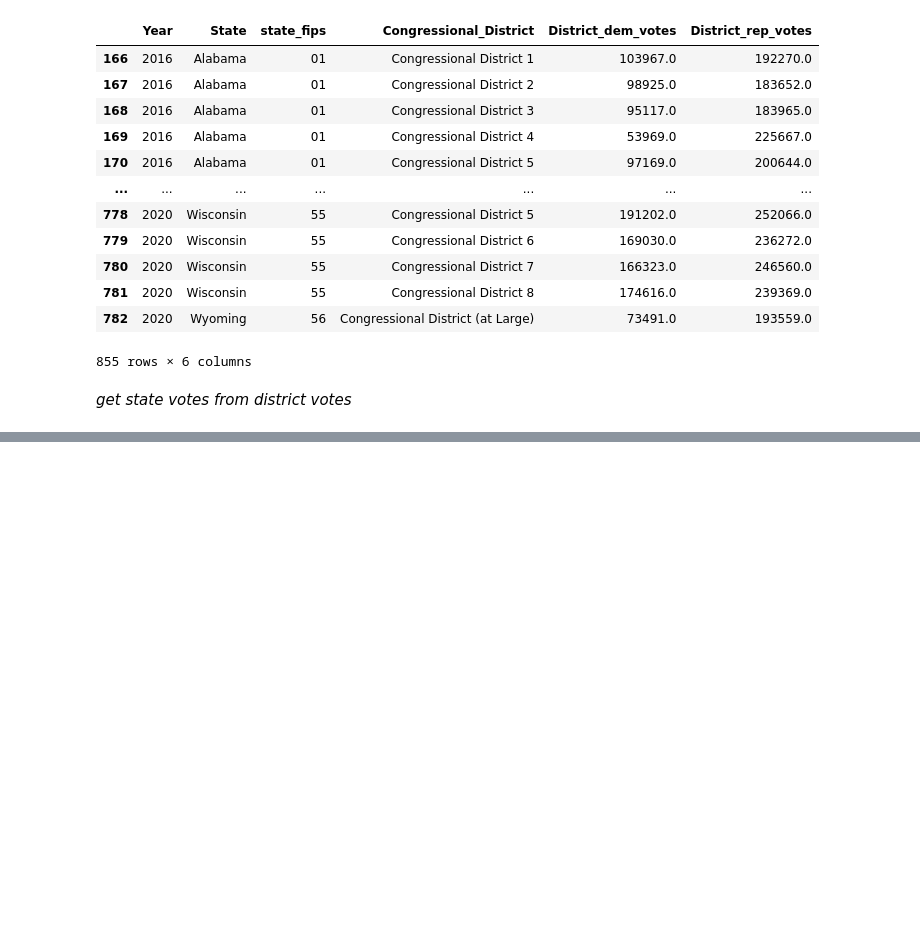
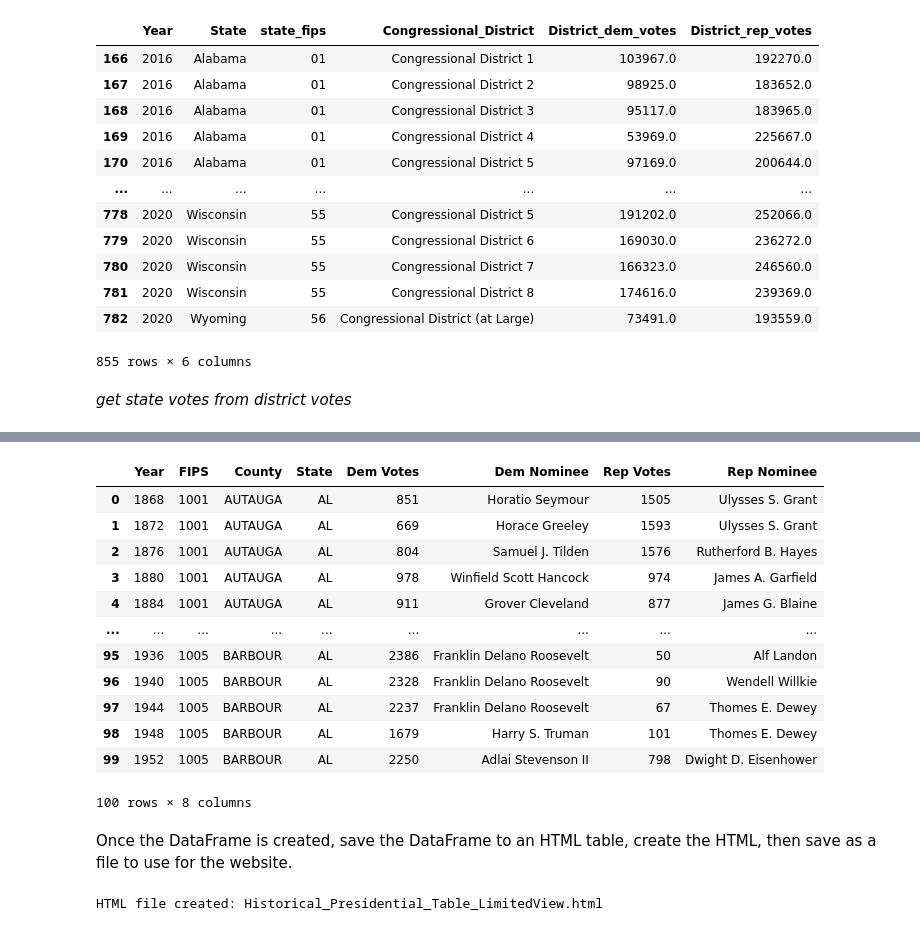
Before and after one commit to SamSims/Pro3_Group4, a Jupyter notebook: html5up-solid-state/Main.ipynb, the cells around one changed output, grey strips where cells are left out. Drawn from its saved outputs; the diff is of its cells as text; code cells hidden in the pictures; blank space fills up the shorter version.

```diff
--- a/html5up-solid-state/DataCleaning.ipynb
+++ b/html5up-solid-state/Main.ipynb
@@ -503,0 +1704,18 @@ elecbydist2.to_json("./Data/election_results_by_district.json",orient="records")
+# %%
+# Rename columns for HTML view
+hist_elec_from_Json_df_rename = hist_elec_from_Json_df.rename(columns={"election_year": "Year", "fips": "FIPS", "county_name": "County", "state": "State", "dem_votes": "Dem Votes", "dem_nominee": "Dem Nominee", "rep_votes": "Rep Votes", "rep_nominee": "Rep Nominee"})
+hist_elec_from_Json_df_rename.head(100)
+# %% [output]
+|  | Year | FIPS | County | State | Dem Votes | Dem Nominee | Rep Votes | Rep Nominee |
+| 0 | 1868 | 1001 | AUTAUGA | AL | 851 | Horatio Seymour | 1505 | Ulysses S. Grant |
+| 1 | 1872 | 1001 | AUTAUGA | AL | 669 | Horace Greeley | 1593 | Ulysses S. Grant |
+| 2 | 1876 | 1001 | AUTAUGA | AL | 804 | Samuel J. Tilden | 1576 | Rutherford B. Hayes |
+| 3 | 1880 | 1001 | AUTAUGA | AL | 978 | Winfield Scott Hancock | 974 | James A. Garfield |
+| 4 | 1884 | 1001 | AUTAUGA | AL | 911 | Grover Cleveland | 877 | James G. Blaine |
+| ... | ... | ... | ... | ... | ... | ... | ... | ... |
+| 95 | 1936 | 1005 | BARBOUR | AL | 2386 | Franklin Delano Roosevelt | 50 | Alf Landon |
+| 96 | 1940 | 1005 | BARBOUR | AL | 2328 | Franklin Delano Roosevelt | 90 | Wendell Willkie |
+| 97 | 1944 | 1005 | BARBOUR | AL | 2237 | Franklin Delano Roosevelt | 67 | Thomes E. Dewey |
+| 98 | 1948 | 1005 | BARBOUR | AL | 1679 | Harry S. Truman | 101 | Thomes E. Dewey |
+| 99 | 1952 | 1005 | BARBOUR | AL | 2250 | Adlai Stevenson II | 798 | Dwight D. Eisenhower |
+100 rows × 8 columns
@@ -503,0 +1725,2 @@ elecbydist2.to_json("./Data/election_results_by_district.json",orient="records")
+# %% [markdown]
+Once the DataFrame is created, save the DataFrame to an HTML table, create the HTML, then save as a file to use for the website.
@@ -503,0 +1773,8 @@ elecbydist2.to_json("./Data/election_results_by_district.json",orient="records")
+# %%
+# Save the HTML to a file; confirm creation
+with open("Historical_Presidential_Table_LimitedView.html", "w") as file:
+    file.write(html_presidentialresults)
+
+print("HTML file created: Historical_Presidential_Table_LimitedView.html")
+# %% [output]
+HTML file created: Historical_Presidential_Table_LimitedView.html
```
Also changed, not shown: parts of 139 cells of this notebook, 8 other files.
